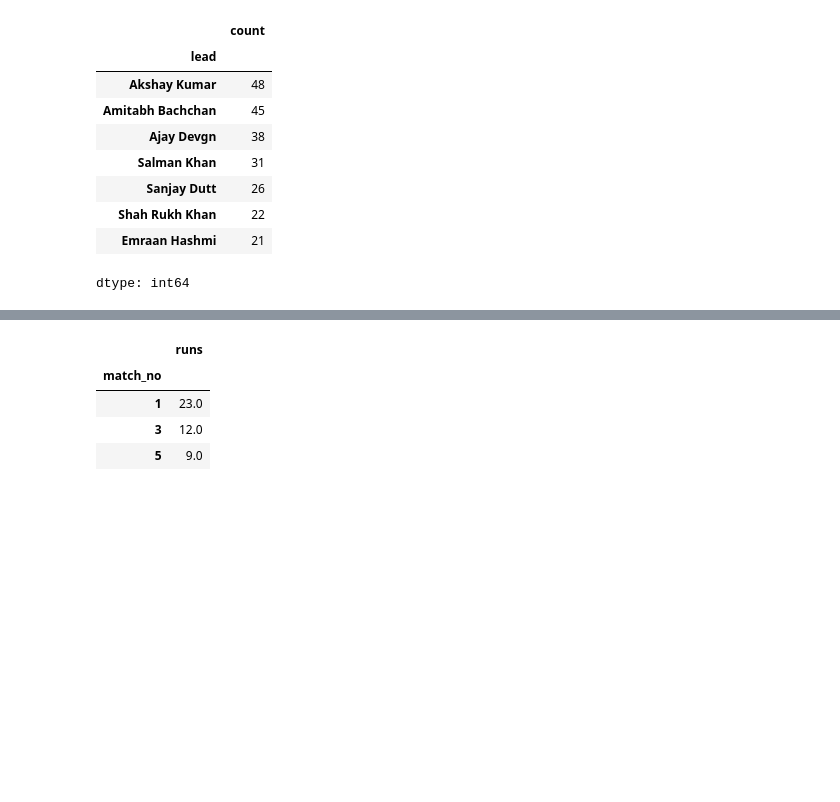
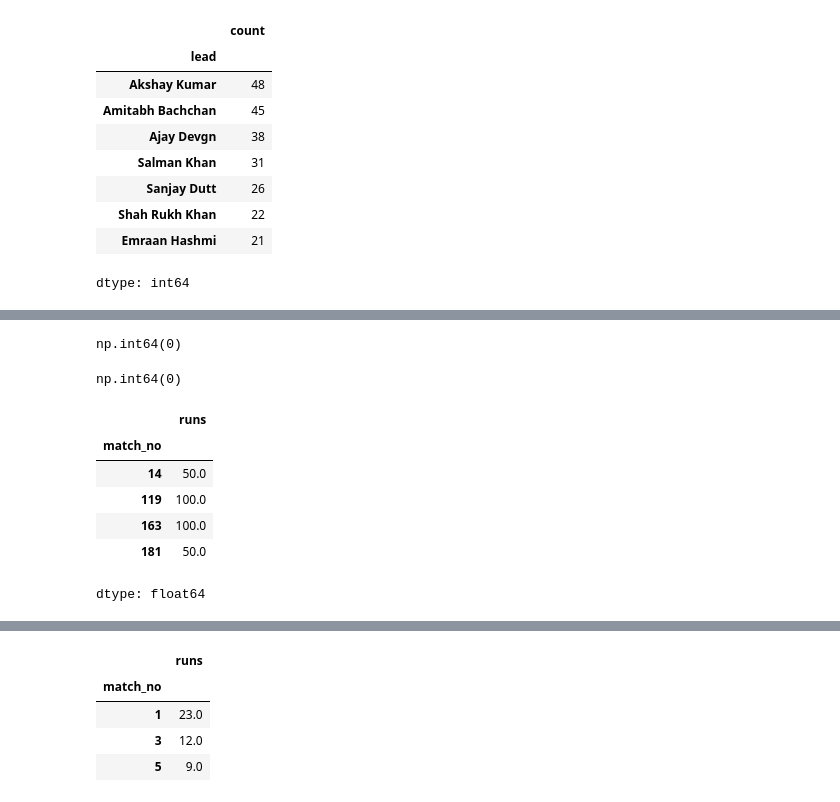
Before and after one commit to boradenihal15-beep/Python-libraries, a Jupyter notebook: Pandas/Series.ipynb, the cells around one changed output, grey strips where cells are left out. Saved outputs shown, nothing was run; the diff lists cells and outputs as text; code cells hidden in the pictures; blank space fills up the shorter version.

```diff
--- a/Pandas/Series.ipynb
+++ b/Pandas/Series.ipynb
@@ -372,0 +415,36 @@ movies.value_counts().head(5).plot(kind='pie')
+# %%
+#drop_duplicates
+
+subs.duplicated().sum()
+
+subs.drop_duplicates(inplace=True)
+subs.duplicated().sum()
+# %% [output]
+np.int64(0)
+# %%
+#isnull
+vk.isnull().sum()
+
+#dropna
+vk.dropna(inplace=True)
+vk.isnull().sum()
+
+#fillna
+vk.fillna(vk.mean(),inplace=True)
+vk.isnull().sum()
+# %% [output]
+np.int64(0)
+# %%
+#isin
+vk[(vk==50) | (vk==100)]
+
+#basically is a or condition
+vk[vk.isin([50,100])]
+# %% [output]
+|  | runs |
+| match_no |  |
+| 14 | 50.0 |
+| 119 | 100.0 |
+| 163 | 100.0 |
+| 181 | 50.0 |
+dtype: float64
```
Also changed, not shown: parts of 11 cells of this notebook.
